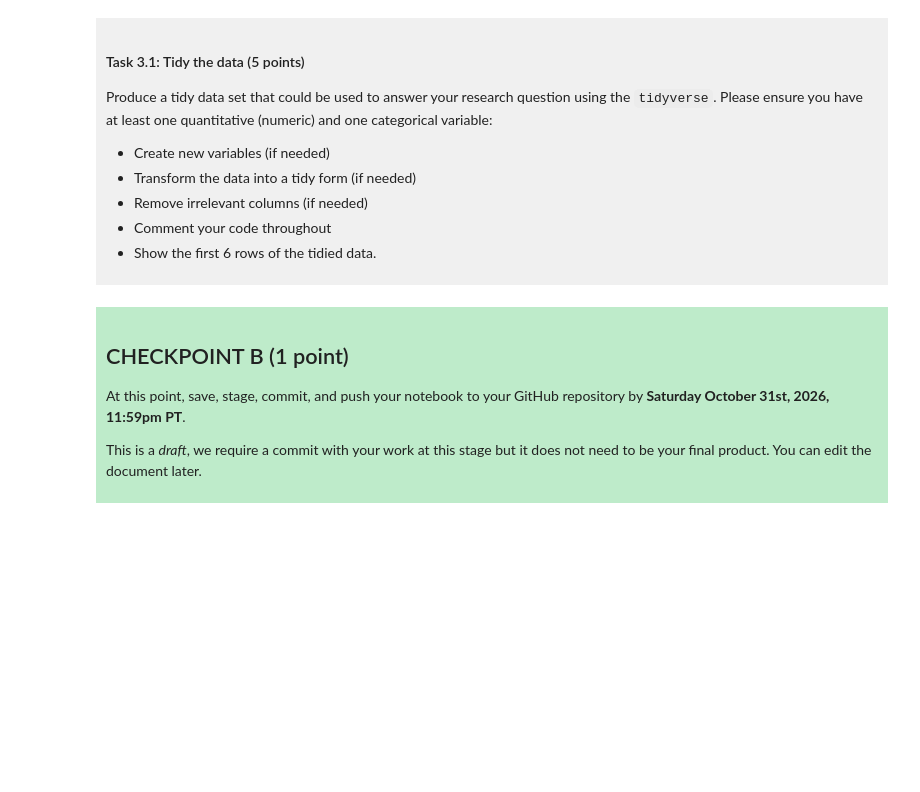
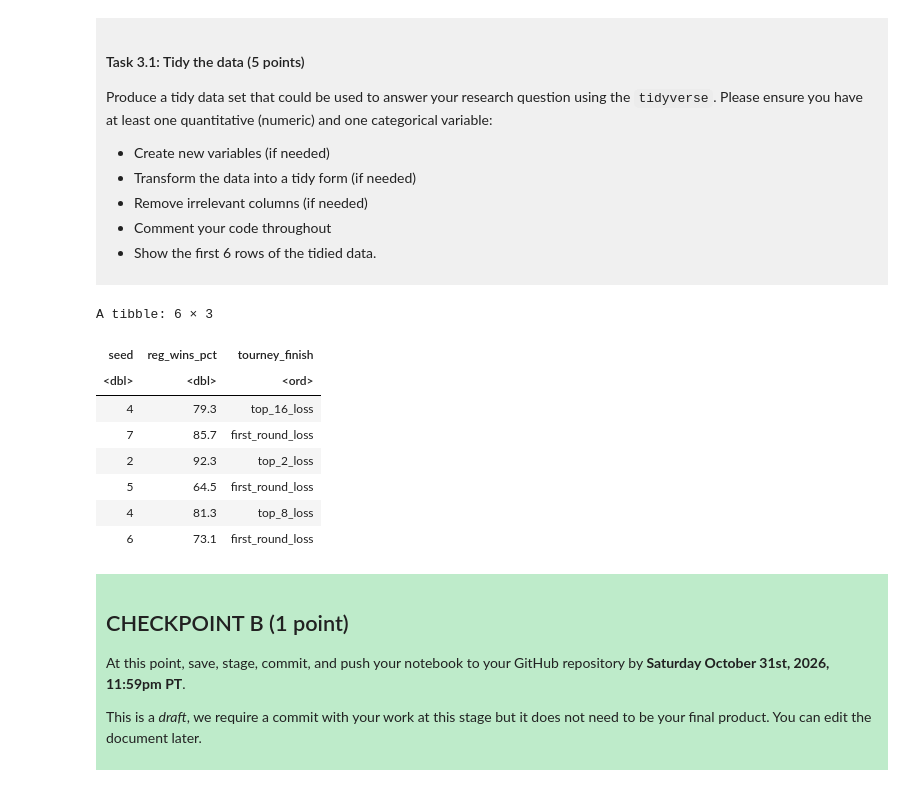
Before and after one commit to rhgiang/dsci-100-project-ryan-giang, a Jupyter notebook: dsci-100-project-notebook.ipynb, the cells around one changed output. Cells and saved outputs as stored; diff of their text form; code cells hidden in the pictures; blank space fills up the shorter version.

```diff
--- a/dsci-100-project-notebook.ipynb
+++ b/dsci-100-project-notebook.ipynb
@@ -189,7 +214,29 @@ Produce a tidy data set that could be used to answer your research question usin
 
 </div>
 # %%
-### EDIT THIS CODE CELL ###
+march_madness_tidy <- march_madness |>
+    select(seed, reg_wins_pct, tourney_finish) |> # keeping only predictors and response variables
+    mutate(seed = if_else(seed == 0, 8, seed)) |> # there's play-in to become the 8th seed in 1983 data, so classifies these as 8th seeds
+    mutate(tourney_finish = factor(tourney_finish,
+                                   levels = c("opening_round_loss", "first_round_loss",
+                                              "second_round_loss", "top_16_loss",
+                                              "top_8_loss", "top_4_loss",
+                                              "top_2_loss", "champ"),
+                                   ordered = TRUE)) |> # make tourney_finish an ordered factor, easier to sort in R for categorization later on, with categories from worst to best finishes
+    drop_na() # rows with missing values are dropped from the set
+
+march_madness_tidy |>
+    slice(1:6) # show first 6 rows of the tidied data
+# %% [output]
+A tibble: 6 × 3
+| seed | reg_wins_pct | tourney_finish |
+| <dbl> | <dbl> | <ord> |
+| 4 | 79.3 | top_16_loss |
+| 7 | 85.7 | first_round_loss |
+| 2 | 92.3 | top_2_loss |
+| 5 | 64.5 | first_round_loss |
+| 4 | 81.3 | top_8_loss |
+| 6 | 73.1 | first_round_loss |
 # %% [markdown]
 <div style="background-color: #beebca; padding: 10px;">
 
```
Also changed, not shown: parts of 3 cells of this notebook.
